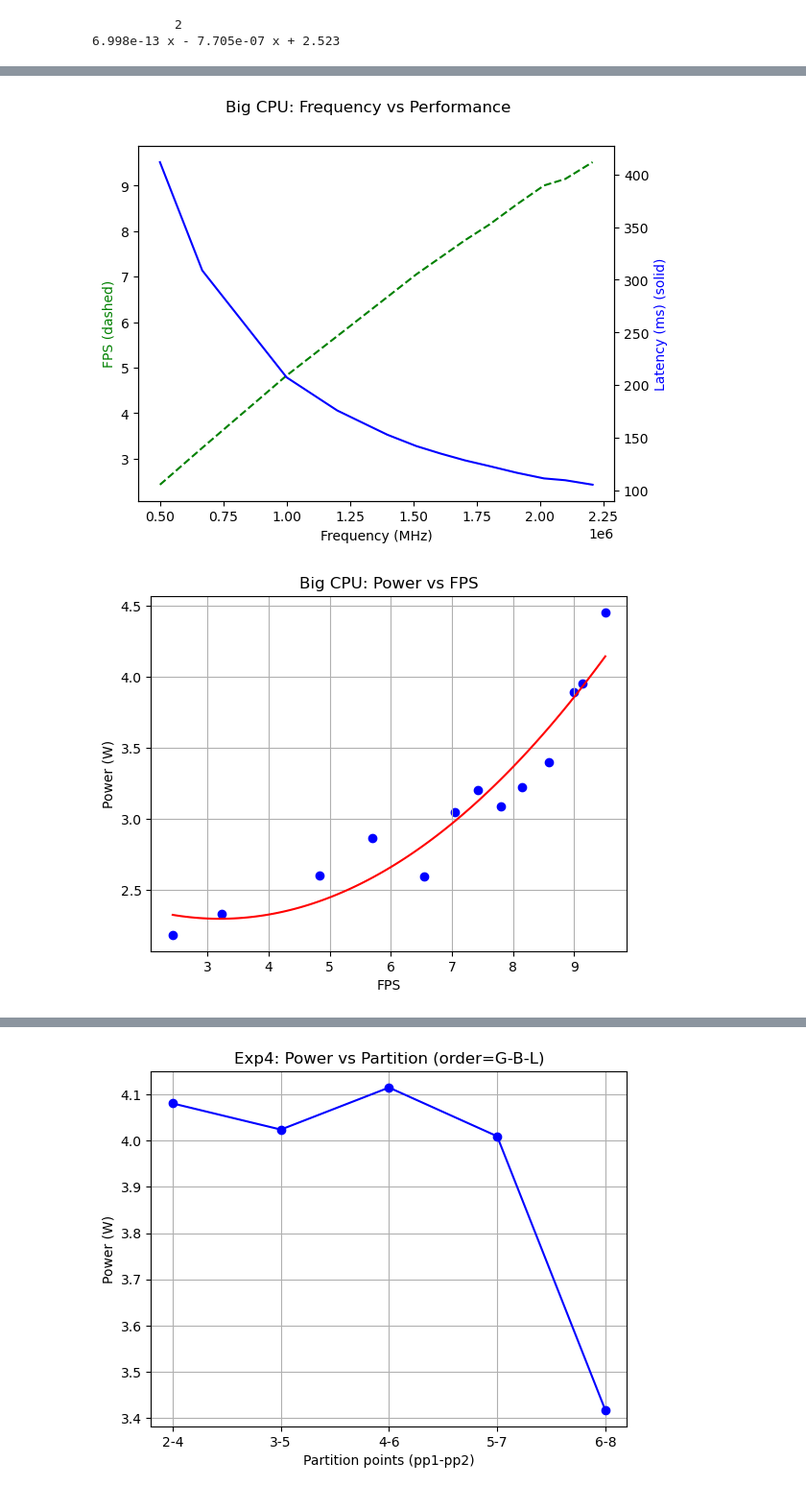
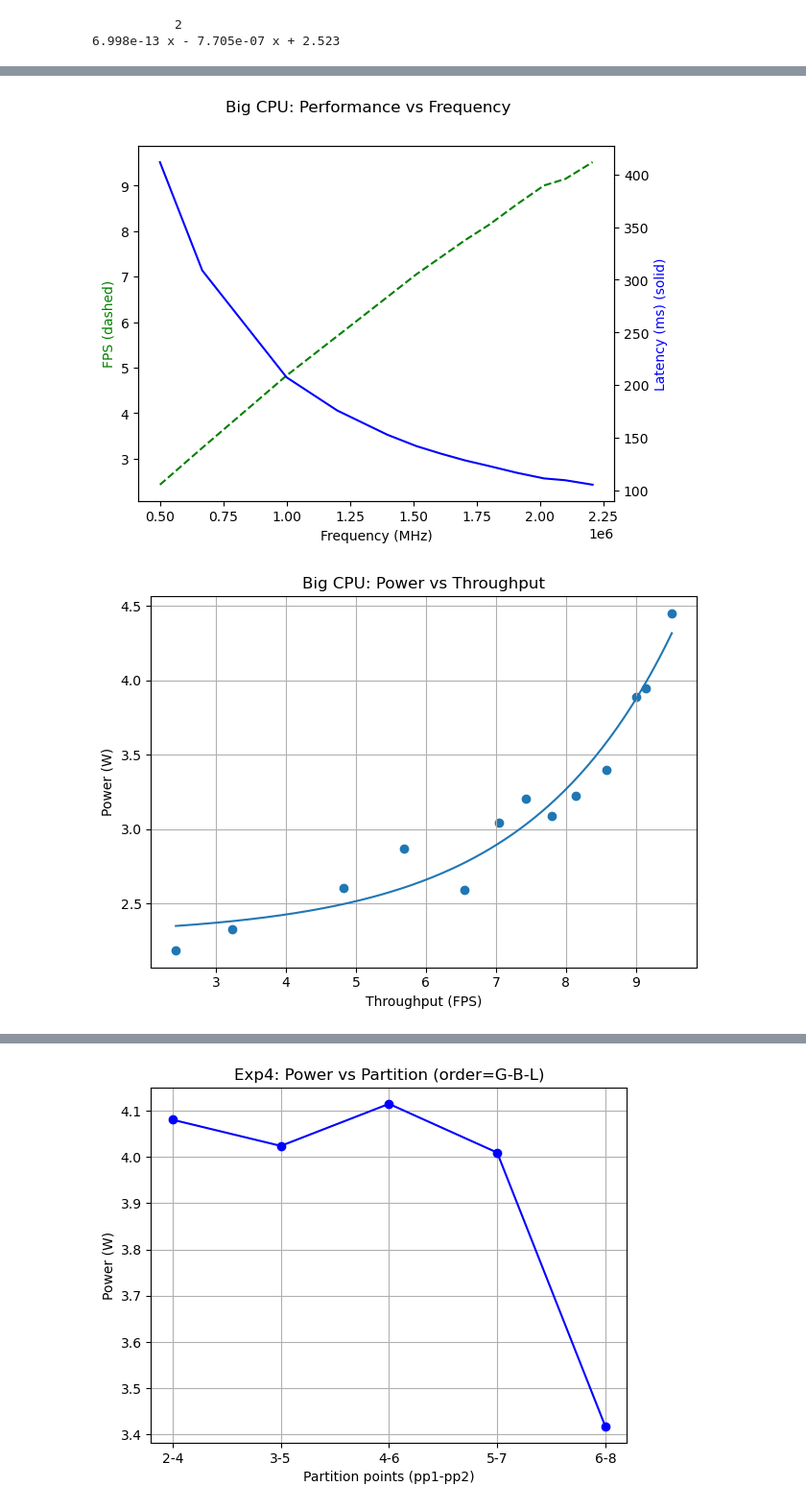
Before and after one commit to ar000001/power-optimization-governor, a Jupyter notebook: experiment_scripts/plot_nb_2.ipynb, the cells around one changed output, grey strips where cells are left out. Shown at 96% size. Cells and saved outputs as stored; diff of their text form; code cells hidden in the pictures.

Commit message:
Final plots 2

```diff
--- a/experiment_scripts/plot_nb_2.ipynb
+++ b/experiment_scripts/plot_nb_2.ipynb
@@ -144,7 +336,7 @@ plot_with_best_fit(
 xs_big, ys_big = calc_best_fit_parabula(data2["big_freq"], data2["watts"])
 plt.plot(data2["big_freq"], data2["watts"], "o", color="b", label="Data")
 plt.plot(xs_big, ys_big, "r-", label="Best fit")
-plt.title("Big CPU: Frequency vs Power")
+plt.title("Big CPU: Power vs Frequency")
 plt.xlabel("Frequency (MHz)")
 plt.ylabel("Power (W)")
 plt.legend()
@@ -158,7 +350,7 @@ ax2 = ax1.twinx()
 ax1.plot(data2["big_freq"], data2["fps"], "--", color="g")
 ax2.plot(data2["big_freq"], data2["latency"], "-", color="b")
 
-fig.suptitle("Big CPU: Frequency vs Performance")
+fig.suptitle("Big CPU: Performance vs Frequency")
 ax1.set_xlabel("Frequency (MHz)")
 ax1.set_ylabel("FPS (dashed)", color="g")
 ax2.set_ylabel("Latency (ms) (solid)", color="b")
@@ -198,7 +390,7 @@ ax1.grid(True)
 plt.tight_layout()
 plt.show()
 '''
-
+'''
 # Power vs FPS
 plot_with_best_fit(
     data2["fps"],
@@ -216,12 +408,18 @@ plot_with_best_fit(
     ylabel="Power (W)",
     title="Big CPU: Power vs Latency"
 )
+'''
+
+plot_power_vs_fps_exp(data2, "Big CPU: Power vs Throughput")
+plot_power_vs_latency_exp_tail(data2, "Big CPU: Power vs Latency")
+
+
 
 
 plt.figure(figsize=(6.5, 4.8))
 plt.plot(data1e["little_freq"], data1e["fps_per_watt"], "o-", label="Little CPU")
 plt.plot(data2e["big_freq"], data2e["fps_per_watt"], "o-", label="Big CPU")
-plt.title("Efficiency Comparison: FPS per Watt")
+plt.title("Big/Little CPU Efficiency Comparison: FPS per Watt")
 plt.xlabel("Frequency (MHz)")
 plt.ylabel("FPS/W")
 plt.legend()
@@ -233,2 +431,2 @@ plt.show()
-[figure, old version]
+[figure, new version]
-[figure, old version]
+[figure, new version]
```
Also changed, not shown: parts of 4 cells of this notebook.
